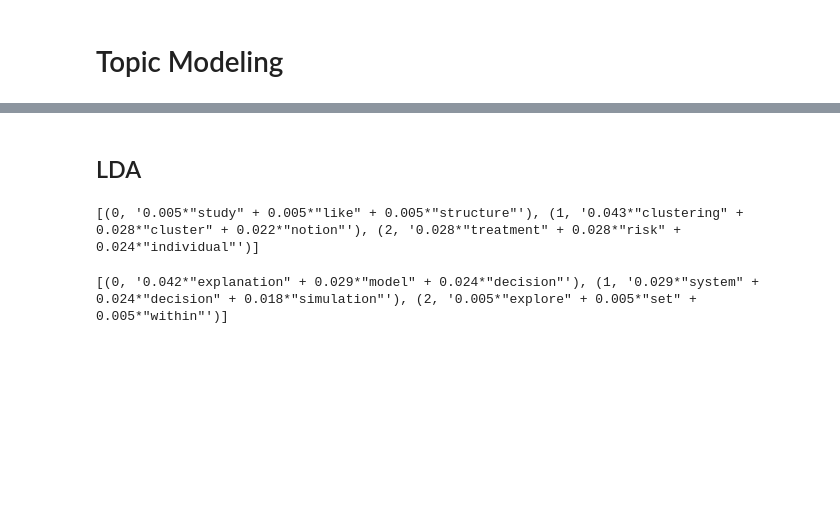
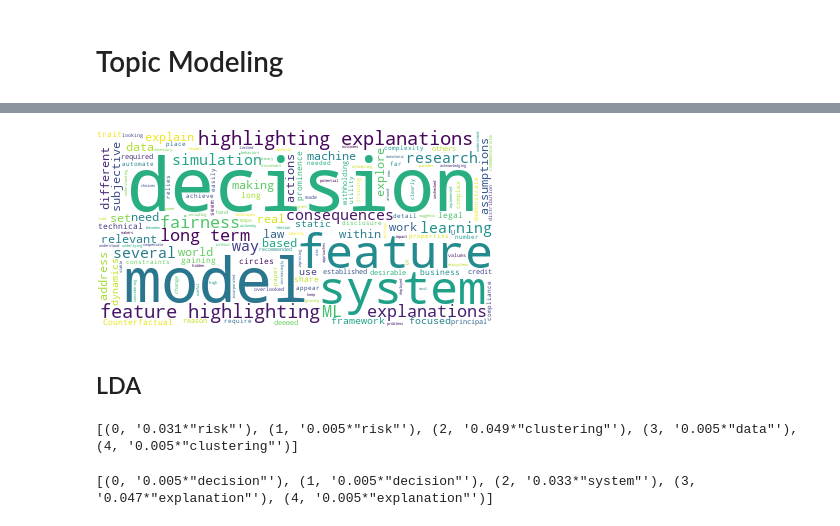
Before and after one commit to aishwarya-rm/cos524_project, a Jupyter notebook: topic_modeling.ipynb, the cells around one changed output, grey strips where cells are left out. Saved outputs shown, nothing was run; the diff lists cells and outputs as text; code cells hidden in the pictures; blank space fills up the shorter version.

```diff
--- a/topic_modeling.ipynb
+++ b/topic_modeling.ipynb
@@ -37,14 +52,25 @@ industry_term_matrix = [industry_dict.doc2bow(doc) for doc in industry_clean]
+# %%
+# Join the different processed titles together.
+long_string = ','.join(list(industry))
+# Create a WordCloud object
+wordcloud = WordCloud(background_color="white", max_words=5000, contour_width=3, contour_color='steelblue')
+# Generate a word cloud
+wordcloud.generate(long_string)
+# Visualize the word cloud
+wordcloud.to_image()
+# %% [output]
+[figure, added]
 # %% [markdown]
 ## LDA
 # %%
 lda = gensim.models.ldamodel.LdaModel
-ldamodel = lda(academia_term_matrix, num_topics=3, id2word=academia_dict, passes=50)
-print(ldamodel.print_topics(num_topics=3, num_words=3))
+ldamodel = lda(academia_term_matrix, num_topics=5, id2word=academia_dict, passes=50)
+print(ldamodel.print_topics(num_topics=5, num_words=1))
 # %% [output]
-[(0, '0.005*"study" + 0.005*"like" + 0.005*"structure"'), (1, '0.043*"clustering" + 0.028*"cluster" + 0.022*"notion"'), (2, '0.028*"treatment" + 0.028*"risk" + 0.024*"individual"')]
+[(0, '0.031*"risk"'), (1, '0.005*"risk"'), (2, '0.049*"clustering"'), (3, '0.005*"data"'), (4, '0.005*"clustering"')]
 # %%
 lda = gensim.models.ldamodel.LdaModel
-ldamodel = lda(industry_term_matrix, num_topics=3, id2word=industry_dict, passes=50)
-print(ldamodel.print_topics(num_topics=3, num_words=3))
+ldamodel = lda(industry_term_matrix, num_topics=5, id2word=industry_dict, passes=50)
+print(ldamodel.print_topics(num_topics=5, num_words=1))
 # %% [output]
-[(0, '0.042*"explanation" + 0.029*"model" + 0.024*"decision"'), (1, '0.029*"system" + 0.024*"decision" + 0.018*"simulation"'), (2, '0.005*"explore" + 0.005*"set" + 0.005*"within"')]
+[(0, '0.005*"decision"'), (1, '0.005*"decision"'), (2, '0.033*"system"'), (3, '0.047*"explanation"'), (4, '0.005*"explanation"')]
```
Also changed, not shown: parts of 2 cells of this notebook.
